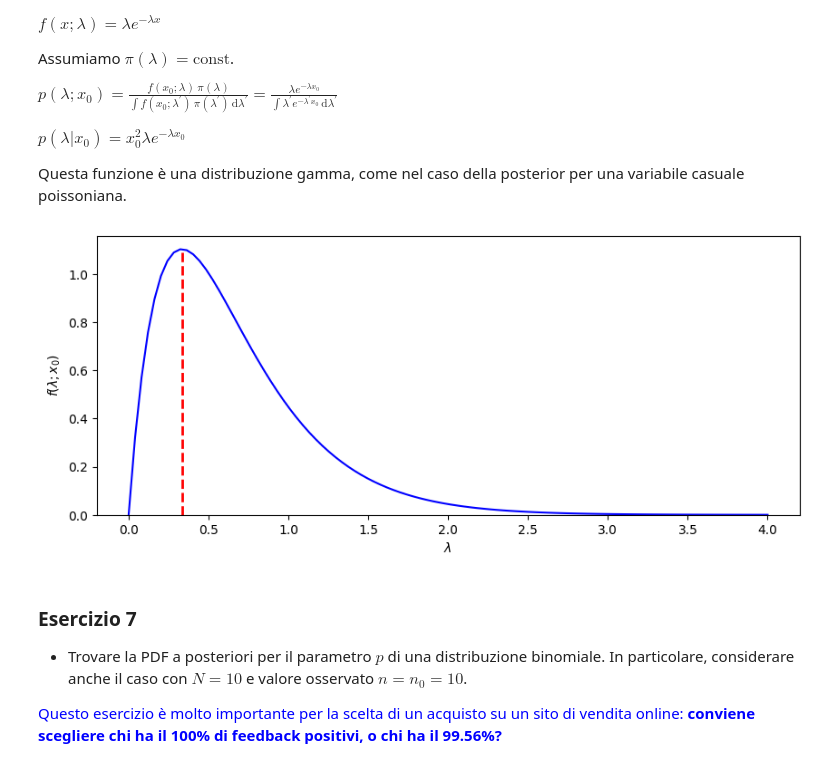
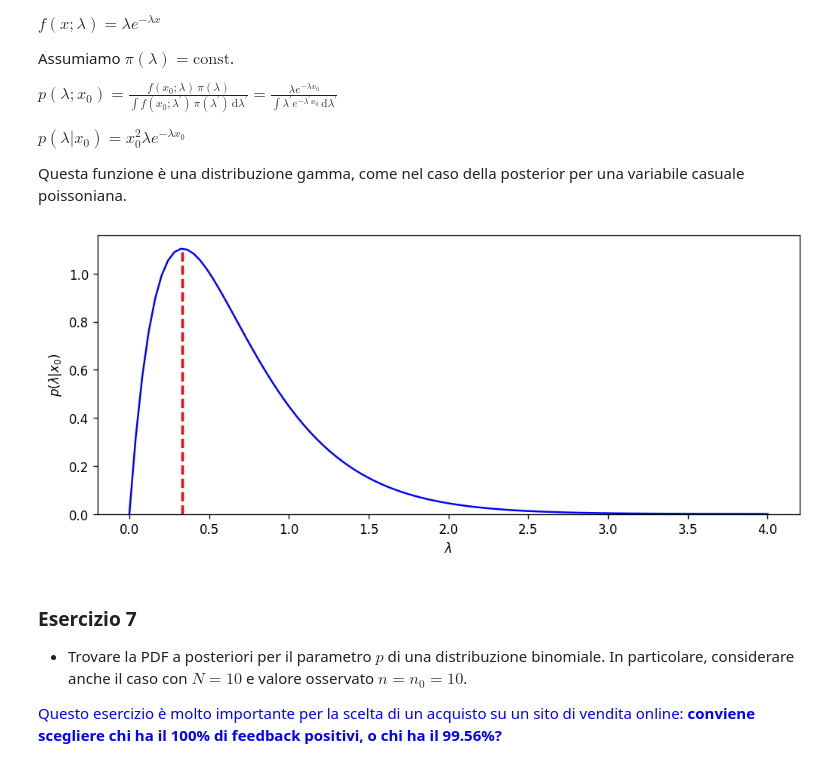
Before and after one commit to lucalista/analisi-dati-2025, a Jupyter notebook: 11.01.00__Inferenza_bayesiana.ipynb, the cells around one changed output. Saved outputs shown, nothing was run; the diff lists cells and outputs as text; code cells hidden in the pictures.

```diff
--- a/11.01.00__Inferenza_bayesiana.ipynb
+++ b/11.01.00__Inferenza_bayesiana.ipynb
@@ -530,18 +534,18 @@ Questa funzione è una distribuzione gamma, come nel caso della posterior per un
 # %%
 from scipy.stats import gamma
 x0 = 3.0
 lams = np.linspace(0, 4, 100)
 l0 = 1/x0
 y = gamma.pdf(lams, 2, scale=1/x0)
 plt.figure(figsize=(10, 4), dpi=120)
 plt.plot(lams, y, color='b')
 plt.plot([l0, l0], [0,gamma.pdf(l0, 2, scale=1/x0)], color='red', linewidth=2, linestyle='--')
 plt.ylim(bottom=0)
 plt.xlabel(r'$\lambda$')
-plt.ylabel(r'$f(\lambda;x_0)$')
+plt.ylabel(r'$p(\lambda|x_0)$')
 plt.show()
 # %% [output]
-[figure, old version]
+[figure, new version]
 # %% [markdown]
 ### Esercizio 7
 
```
Also changed, not shown: parts of 14 cells of this notebook.
